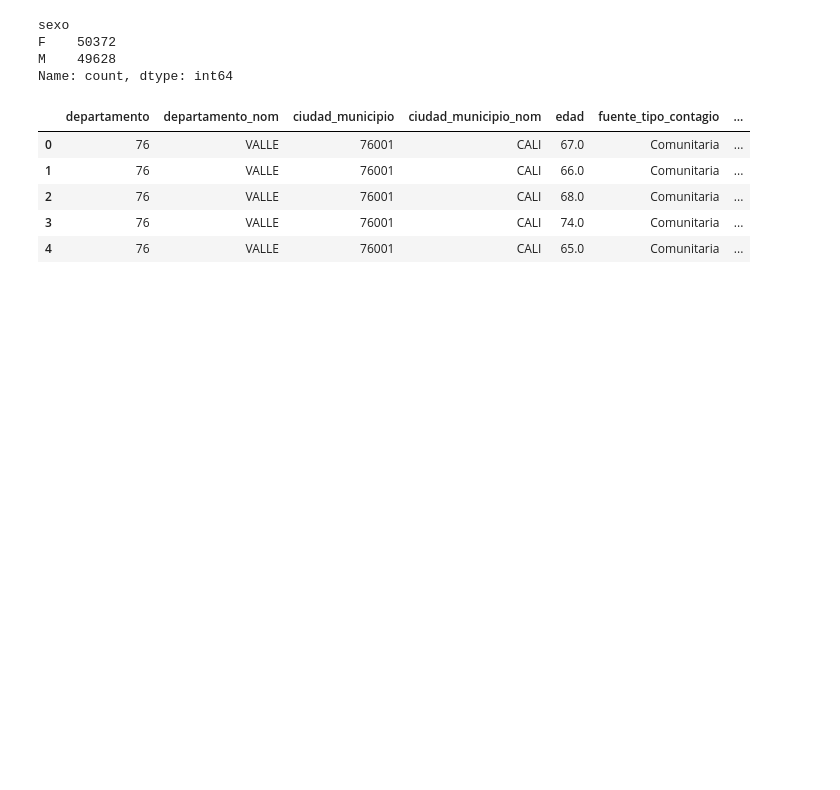
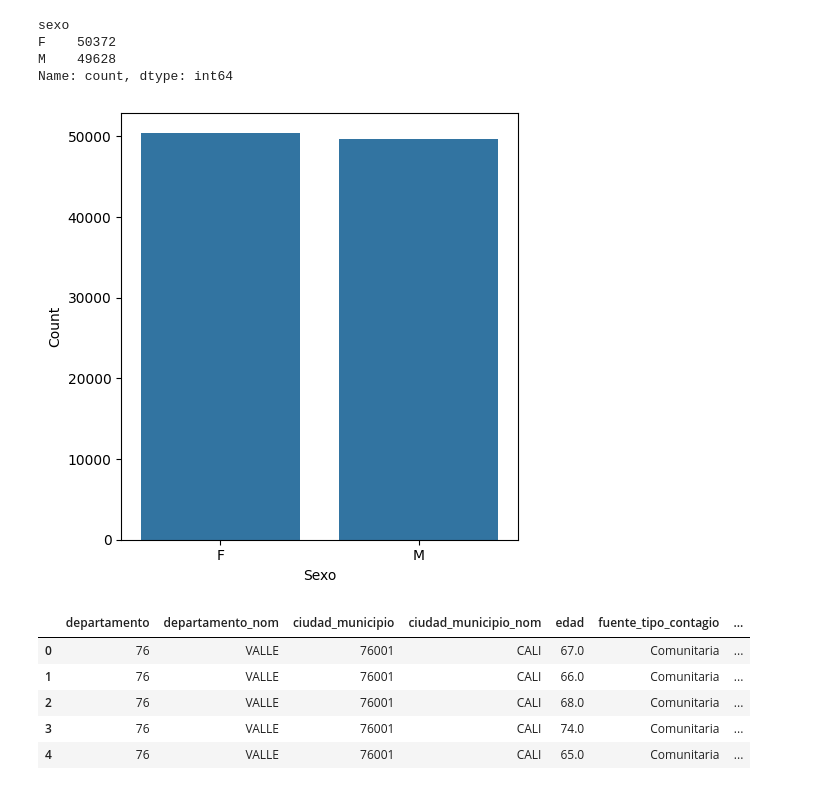
Before and after one commit to 4GeeksAcademy/remelop_Machine_Learning_Final_Project, a Jupyter notebook: src/Final_Project.ipynb, the cells around one changed output. Drawn from its saved outputs; the diff is of its cells as text; code cells hidden in the pictures; blank space fills up the shorter version.

Commit message:
graphs

```diff
--- a/src/Final_Project.ipynb
+++ b/src/Final_Project.ipynb
@@ -298,6 +283,14 @@ sexo
 F    50372
 M    49628
 Name: count, dtype: int64
+# %%
+plt.figure(figsize=(5,5))
+sns.barplot(x=sexo.index, y=sexo.values).set(xlabel = "Sexo", ylabel = "Count", title = None)
+#plt.xticks(rotation=90)
+plt.tight_layout()
+plt.show()
+# %% [output]
+[figure, added]
 # %%
 data_c = pd.get_dummies(data_c, columns = ['sexo'])
 # %%
```
Also changed, not shown: parts of 20 cells of this notebook, 1 other file.
